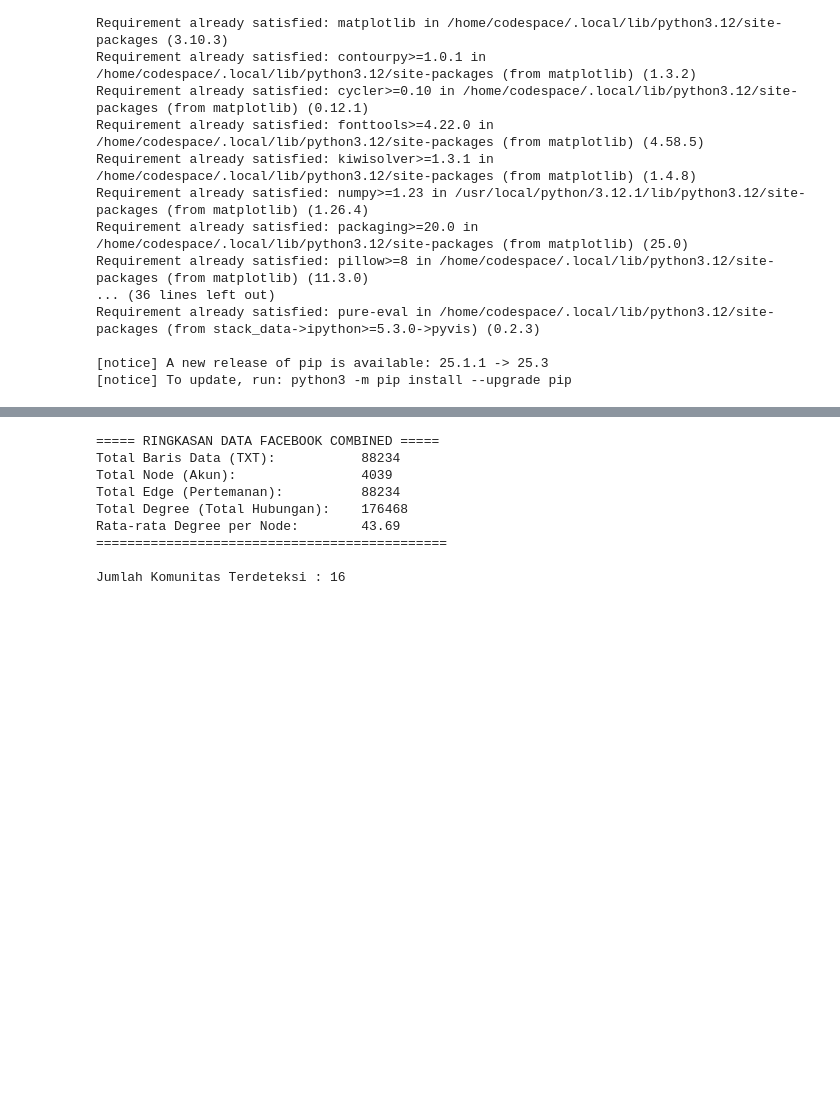
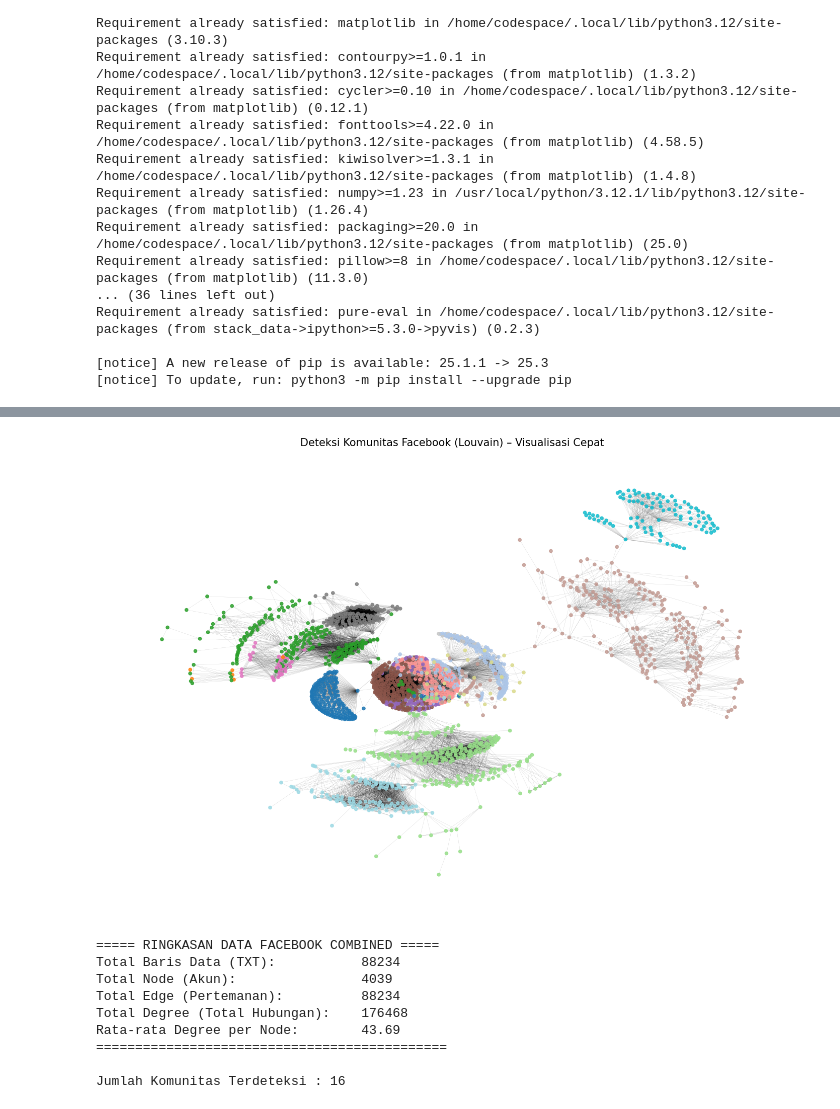
Before and after one commit to UmrFaruq/ppw, a Jupyter notebook: _sources/Deteksi_Komunitas.ipynb, the cells around one changed output, grey strips where cells are left out. Cells and saved outputs as stored; diff of their text form; code cells hidden in the pictures; blank space fills up the shorter version.

```diff
--- a/_sources/Deteksi_Komunitas.ipynb
+++ b/_sources/Deteksi_Komunitas.ipynb
@@ -24,3 +24,90 @@ Requirement already satisfied: pure-eval in /home/codespace/.local/lib/python3.1
 
 [notice] A new release of pip is available: 25.1.1 -> 25.3
 [notice] To update, run: python3 -m pip install --upgrade pip
+# %%
+import networkx as nx
+import matplotlib.pyplot as plt
+from community import community_louvain
+import numpy as np
+import random
+
+# -----------------------------------------------------------
+# 1. Load dataset facebook_combined
+# -----------------------------------------------------------
+path = "facebook_combined.txt"
+
+# Hitung total baris data (jumlah edge dalam file txt)
+with open(path, "r") as f:
+    total_rows = sum(1 for line in f)
+
+# Load graph
+G = nx.read_edgelist(path, create_using=nx.Graph(), nodetype=int)
+
+# Hitung statistik jaringan
+total_nodes = G.number_of_nodes()
+total_edges = G.number_of_edges()
+total_degree = sum(dict(G.degree()).values())
+
+# -----------------------------------------------------------
+# RINGKASAN DATA
+# -----------------------------------------------------------
+print("===== RINGKASAN DATA FACEBOOK COMBINED =====")
+print(f"Total Baris Data (TXT):           {total_rows}")
+print(f"Total Node (Akun):                {total_nodes}")
+print(f"Total Edge (Pertemanan):          {total_edges}")
+print(f"Total Degree (Total Hubungan):    {total_degree}")
+print(f"Rata-rata Degree per Node:        {total_degree/total_nodes:.2f}")
+print("=============================================\n")
+
+
+# -----------------------------------------------------------
+# 2. Deteksi komunitas (Algoritma Louvain)
+# -----------------------------------------------------------
+partition = community_louvain.best_partition(G)
+num_communities = len(set(partition.values()))
+print("Jumlah Komunitas Terdeteksi :", num_communities)
+
+
+# -----------------------------------------------------------
+# 3. Visualisasi graph (VERSI CEPAT, ANTI-HANG)
+# -----------------------------------------------------------
+
+# Jika terlalu besar, gunakan subset
+MAX_NODES = 2000
+
+if total_nodes > MAX_NODES:
+    print(f"\n⚠️ Graph terlalu besar untuk divisualisasikan ({total_nodes} node).")
+    print(f"➡️ Mengambil subset {MAX_NODES} node untuk plotting...\n")
+
+    sampled_nodes = random.sample(list(G.nodes()), MAX_NODES)
+    H = G.subgraph(sampled_nodes)
+else:
+    H = G
+
+# Layout cepat
+print("Menghitung layout graph... (kamada_kawai, cepat)")
+pos = nx.kamada_kawai_layout(H)
+
+# Warna komunitas untuk subset
+colors = [partition[n] for n in H.nodes()]
+
+plt.figure(figsize=(18, 12))
+
+nx.draw_networkx_nodes(
+    H, pos,
+    node_size=20,
+    node_color=colors,
+    cmap=plt.cm.tab20,
+    alpha=0.85
+)
+
+nx.draw_networkx_edges(
+    H, pos,
+    width=0.2,
+    alpha=0.25
+)
+
+plt.title("Deteksi Komunitas Facebook (Louvain) – Visualisasi Cepat", fontsize=15)
+plt.axis('off')
+plt.show()
+# %% [output]
@@ -27,3 +128,4 @@ Requirement already satisfied: pure-eval in /home/codespace/.local/lib/python3.1
+[figure, added]
 # %%
 import networkx as nx
 import matplotlib.pyplot as plt
```
Also changed, not shown: parts of 1 cell of this notebook, 4 other files.
